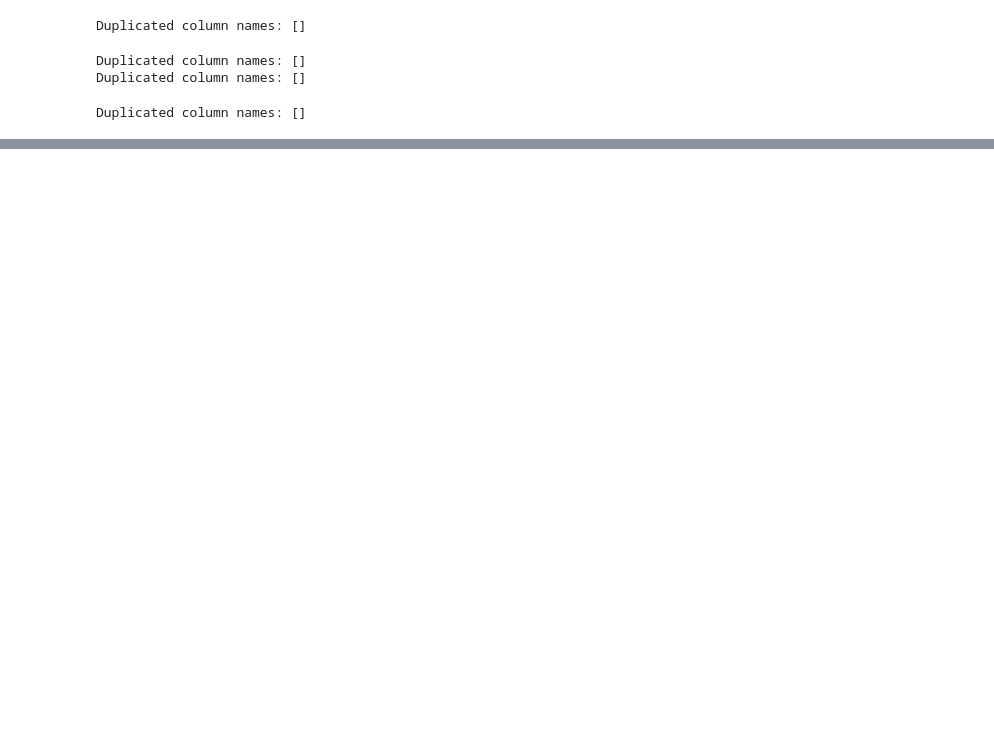
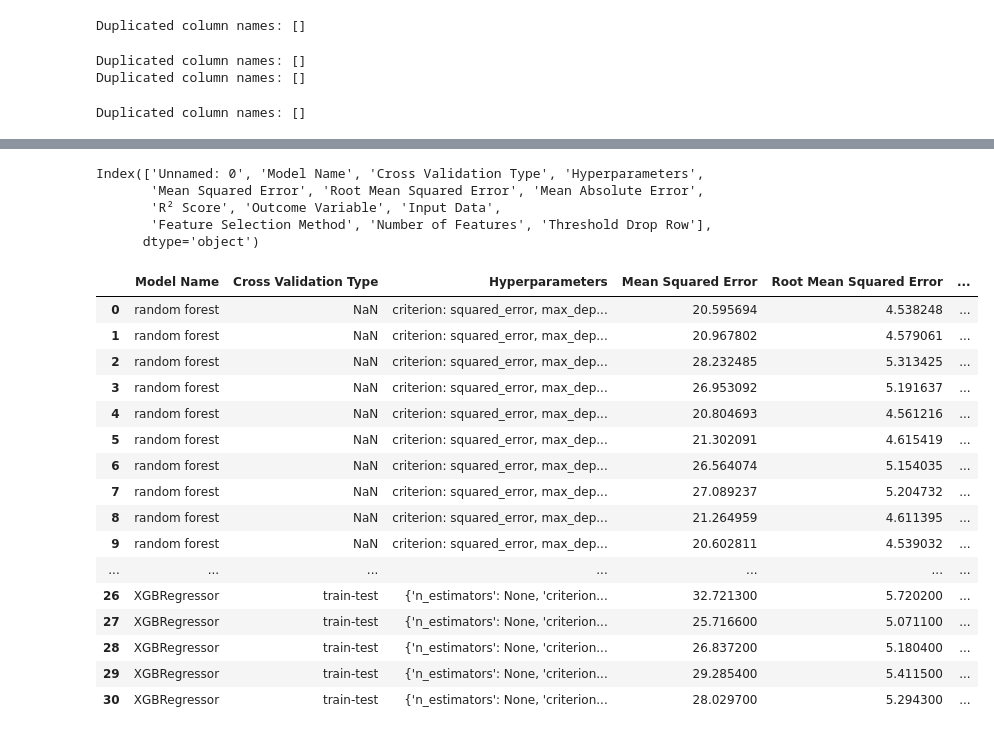
Before and after one commit to ALINA991/ADHD_fMRI, a Jupyter notebook: MTA/simple_regression.ipynb, the cells around one changed output, grey strips where cells are left out. Saved outputs shown, nothing was run; the diff lists cells and outputs as text; code cells hidden in the pictures; blank space fills up the shorter version.

Commit message:
simple model with no CV, save results ok

```diff
--- a/MTA/simple_regression.ipynb
+++ b/MTA/simple_regression.ipynb
@@ -62,9 +65,9 @@ pred = pd.read_csv(Path(data_derived, 'mta_data_clean.csv')).drop(columns = 'Unn
 out = pd.read_csv(Path(data_derived, 'out_clean_all_raters.csv')).drop(columns = 'Unnamed: 0')
 
 rater_out = 'm'
-rater_pred = None # if set to None use all raters
+rater_pred ='t' # if set to None use all raters
 
-thr_drop_missing = 50 # if changed to lower number, some cols will be dropped, 50 iwas threshold in preprcessing (wont change anything)
+thr_drop_missing = 20 # if changed to lower number, some cols will be dropped, 50 iwas threshold in preprcessing (wont change anything)
 # %%
 
 if rater_pred is not None:
@@ -357,5 +345,5 @@ to_df_transformer = FunctionTransformer(func=to_dataframe, validate=False)
 # %%
-regress =  RandomForestRegressor(random_state=42)
+regress =  XGBRegressor(random_state=42)
 
 
 num_pipe = Pipeline([
@@ -395,11 +383,13 @@ preprocessor = ColumnTransformer([
 
 pipeline = Pipeline(steps=[
     ('preprocessor', preprocessor),
-   # ('to_df', to_df_transformer),
-   # ('correlation_selector', CorrelationSelector(threshold=0.8)),
+    ('to_df', to_df_transformer),
+    ('correlation_selector', CorrelationSelector(threshold=0.8)),
     ('regressor', regress)
 ])
 
+
+
 pipeline.fit(X_train_val, y_train_val)
 # %% [output]
 Pipeline(steps=[('preprocessor',
@@ -449,0 +492,52 @@ Number of features after processing: 1021
+# %%
+
+file_name_save = 'results_ML_simple_RF1.csv'
+file_path_save = Path(data_derived, 'ML_results', file_name_save)
+# %%
+if os.path.exists(file_path_save):
+    df_result  = pd.read_csv(Path(data_derived, 'ML_results', file_name_save))
+    #df_result.columns = cols_res
+    print(df_result.columns)
+    if 'Unnamed: 0' in df_result.columns:
+        df_result = df_result.drop(columns= 'Unnamed: 0')
+
+
+new_row = dict(zip(cols_res, [model_name, cross_val_strategy, params_values, mse, rmse, mae, r2,  y_col,outcome_var, feature_select_meth, num_features,thr_drop_missing]))
+
+try:
+    if not (df_result.iloc[-1] == pd.Series(new_row)).all() :
+        result_df = pd.concat([df_result, pd.DataFrame([new_row])], ignore_index=True)
+
+    else:
+        print('ROW ALREADY EXISTS')
+        result_df = df_result
+
+
+except IndexError as e:
+    if str(e) == 'single positional indexer is out-of-bounds':
+        result_df = pd.DataFrame([new_row])
+
+result_df
+# %% [output]
+Index(['Unnamed: 0', 'Model Name', 'Cross Validation Type', 'Hyperparameters',
+       'Mean Squared Error', 'Root Mean Squared Error', 'Mean Absolute Error',
+       'R² Score', 'Outcome Variable', 'Input Data',
+       'Feature Selection Method', 'Number of Features', 'Threshold Drop Row'],
+      dtype='object')
+|  | Model Name | Cross Validation Type | Hyperparameters | Mean Squared Error | Root Mean Squared Error | ... |
+| 0 | random forest | NaN | criterion: squared_error, max_dep... | 20.595694 | 4.538248 | ... |
+| 1 | random forest | NaN | criterion: squared_error, max_dep... | 20.967802 | 4.579061 | ... |
+| 2 | random forest | NaN | criterion: squared_error, max_dep... | 28.232485 | 5.313425 | ... |
+| 3 | random forest | NaN | criterion: squared_error, max_dep... | 26.953092 | 5.191637 | ... |
+| 4 | random forest | NaN | criterion: squared_error, max_dep... | 20.804693 | 4.561216 | ... |
+| 5 | random forest | NaN | criterion: squared_error, max_dep... | 21.302091 | 4.615419 | ... |
+| 6 | random forest | NaN | criterion: squared_error, max_dep... | 26.564074 | 5.154035 | ... |
+| 7 | random forest | NaN | criterion: squared_error, max_dep... | 27.089237 | 5.204732 | ... |
+| 8 | random forest | NaN | criterion: squared_error, max_dep... | 21.264959 | 4.611395 | ... |
+| 9 | random forest | NaN | criterion: squared_error, max_dep... | 20.602811 | 4.539032 | ... |
+| ... | ... | ... | ... | ... | ... | ... |
+| 26 | XGBRegressor | train-test | {'n_estimators': None, 'criterion... | 32.721300 | 5.720200 | ... |
+| 27 | XGBRegressor | train-test | {'n_estimators': None, 'criterion... | 25.716600 | 5.071100 | ... |
+| 28 | XGBRegressor | train-test | {'n_estimators': None, 'criterion... | 26.837200 | 5.180400 | ... |
+| 29 | XGBRegressor | train-test | {'n_estimators': None, 'criterion... | 29.285400 | 5.411500 | ... |
+| 30 | XGBRegressor | train-test | {'n_estimators': None, 'criterion... | 28.029700 | 5.294300 | ... |
```
Also changed, not shown: parts of 19 cells of this notebook.
